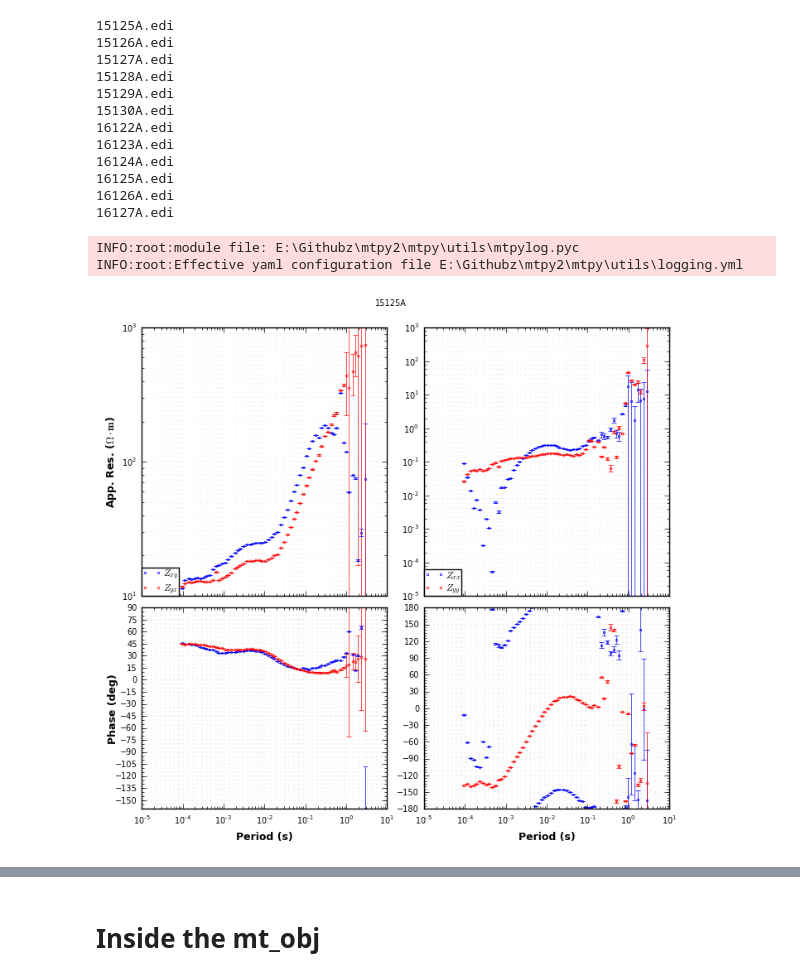
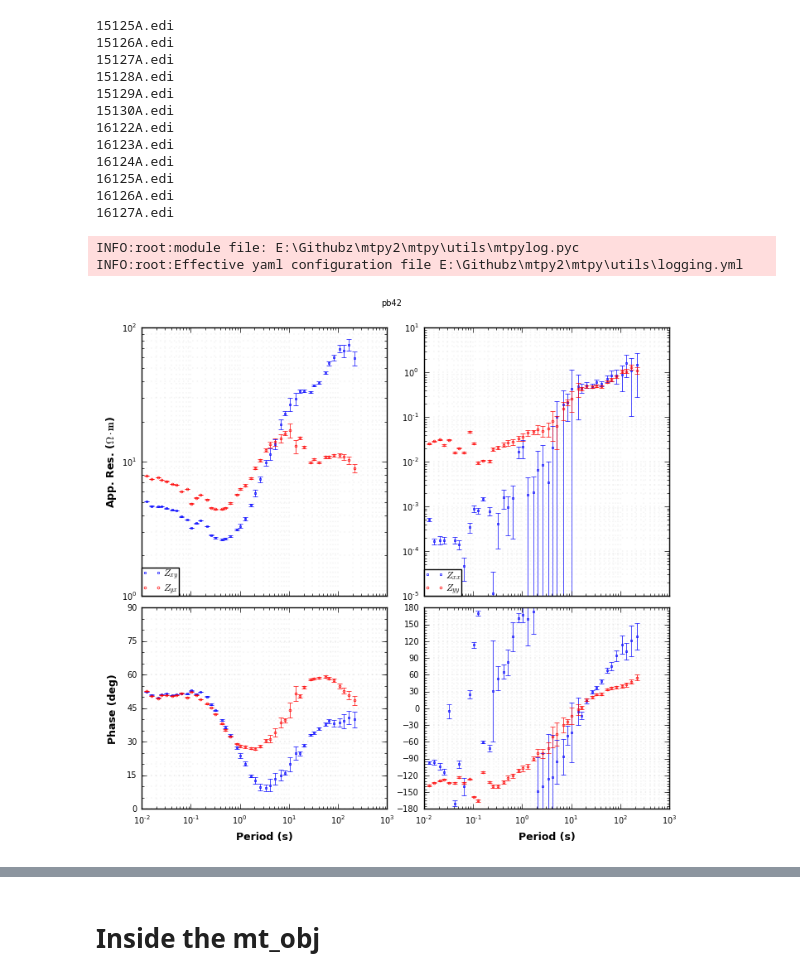
Before and after one commit to MTgeophysics/mtpy, a Jupyter notebook: examples/notebooks/Apparent_Resistivity_Penetration_Depth.ipynb, the cells around one changed output, grey strips where cells are left out. Saved outputs shown, nothing was run; the diff lists cells and outputs as text; code cells hidden in the pictures.

```diff
--- a/examples/notebooks/Apparent_Resistivity_Penetration_Depth.ipynb
+++ b/examples/notebooks/Apparent_Resistivity_Penetration_Depth.ipynb
@@ -28,17 +32,20 @@ mpl.rcParams['figure.figsize']=[40,6]
 # %%
 import mtpy.core.mt as mt
 
 edifile="E:/Githubz/mtpy2/examples/data/edi_files/pb42c.edi"
-edifile="E:/Githubz/mtpy2/tests/data/edifiles/15125A.edi"
+
+#edifile="E:/Githubz/mtpy2/tests/data/edifiles/15126A.edi"
+
+
 mt_obj = mt.MT(edifile)
 
 #     :Plot MT response: ::
 
 # plot all components of mt response and phase tensor
 plot_obj = mt_obj.plot_mt_response(plot_num=2)  # plot_pt='y')
 # %% [output]
 INFO:root:module file: E:\Githubz\mtpy2\mtpy\utils\mtpylog.pyc
 INFO:root:Effective yaml configuration file E:\Githubz\mtpy2\mtpy\utils\logging.yml
-[figure, old version]
+[figure, new version]
 # %%
 # plot the tipper as well
```
Also changed, not shown: parts of 37 cells of this notebook.
